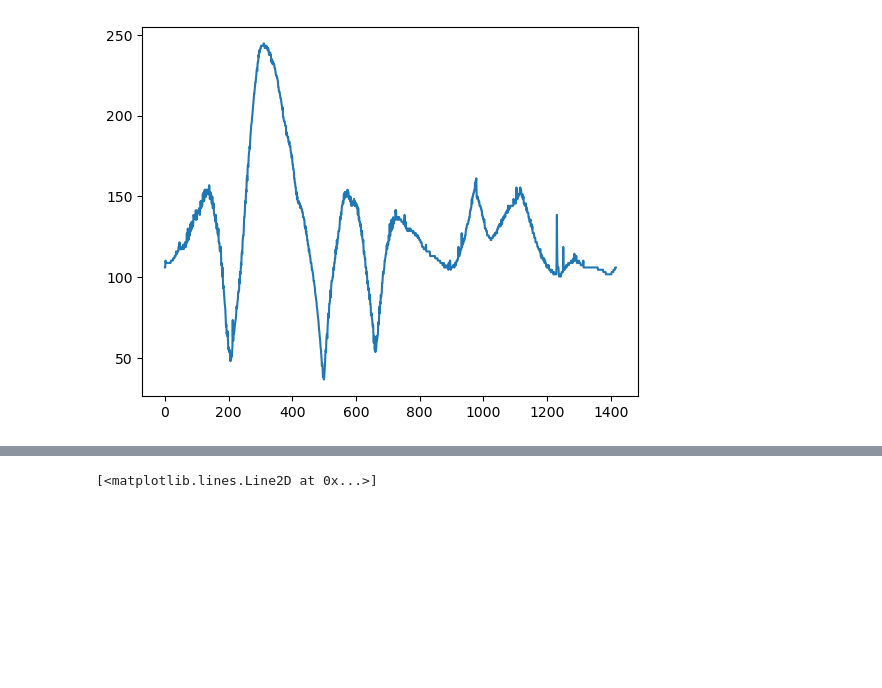
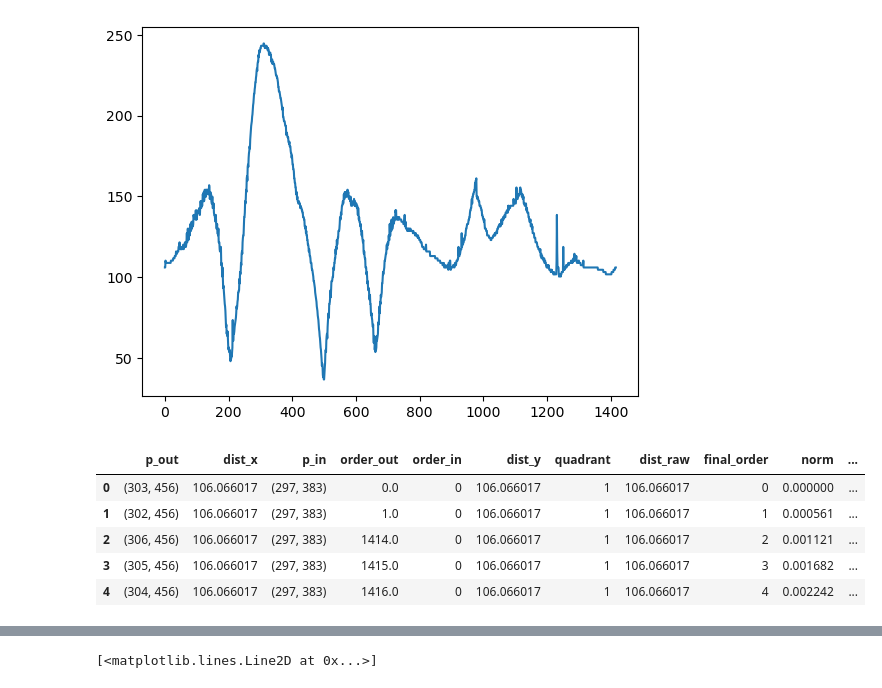
Before and after one commit to enricoenne/ventricle-measure, a Jupyter notebook: gradient_fun.ipynb, the cells around one changed output, grey strips where cells are left out. Cells and saved outputs as stored; diff of their text form; code cells hidden in the pictures; blank space fills up the shorter version.

```diff
--- a/gradient_fun.ipynb
+++ b/gradient_fun.ipynb
@@ -606,0 +608,9 @@ res_df['norm'] = range(len(res_df))
+# %%
+res_df.head()
+# %% [output]
+|  | p_out | dist_x | p_in | order_out | order_in | dist_y | quadrant | dist_raw | final_order | norm | ... |
+| 0 | (303, 456) | 106.066017 | (297, 383) | 0.0 | 0 | 106.066017 | 1 | 106.066017 | 0 | 0.000000 | ... |
+| 1 | (302, 456) | 106.066017 | (297, 383) | 1.0 | 0 | 106.066017 | 1 | 106.066017 | 1 | 0.000561 | ... |
+| 2 | (306, 456) | 106.066017 | (297, 383) | 1414.0 | 0 | 106.066017 | 1 | 106.066017 | 2 | 0.001121 | ... |
+| 3 | (305, 456) | 106.066017 | (297, 383) | 1415.0 | 0 | 106.066017 | 1 | 106.066017 | 3 | 0.001682 | ... |
+| 4 | (304, 456) | 106.066017 | (297, 383) | 1416.0 | 0 | 106.066017 | 1 | 106.066017 | 4 | 0.002242 | ... |
```
Also changed, not shown: parts of 17 cells of this notebook, 2 other files.
